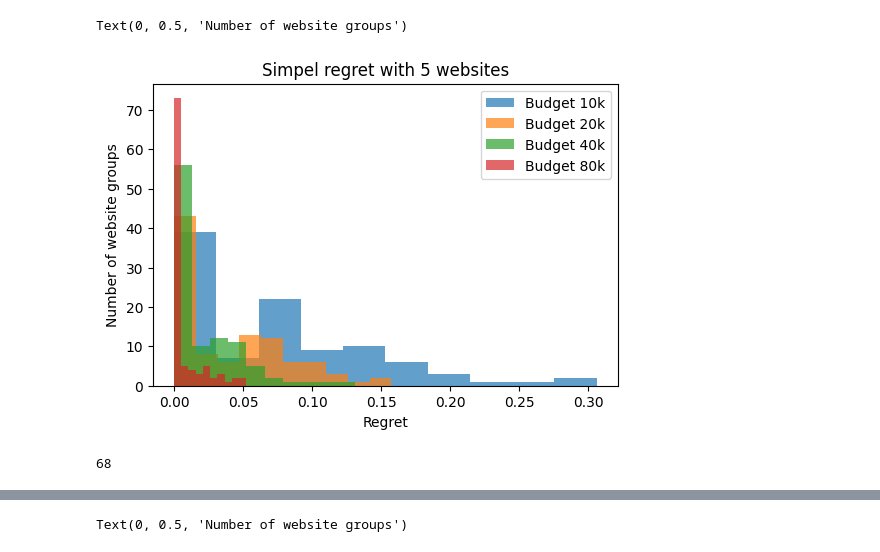
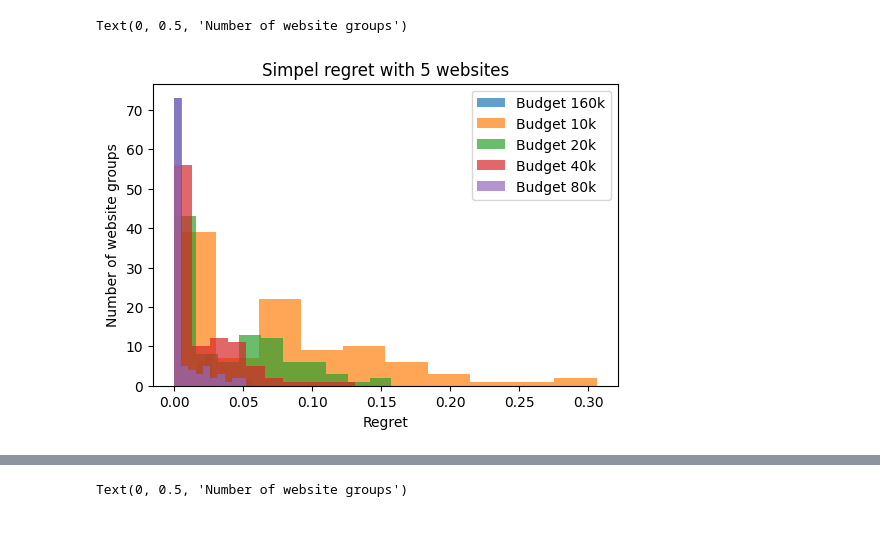
Before and after one commit to FlorisSchmidt/PBO, a Jupyter notebook: analysis.ipynb, the cells around one changed output, grey strips where cells are left out. Cells and saved outputs as stored; diff of their text form; code cells hidden in the pictures.

Commit message:
betere analysis

```diff
--- a/analysis.ipynb
+++ b/analysis.ipynb
@@ -59,10 +8,3 @@ for i in website_data_25:
-# %%
-remaining_sites = []
-data = []
-for idx, test in enumerate(range(100)):
-    website_data = list(data_gen.generate_data(20000,sites_dict[:5],0.01,0.1,0.1).values())
-    remaining_sites.append(algo.succesive_elimination(website_data,20000,0.95))
-    data.append(website_data)
 # %%
 def check_correct_return(all_sites):
     current_best_site = None
@@ -76,18 +18,14 @@ def calc_simpel_regret(best_sites,all_sites):
     for site in best_sites:
         totalregret+=(p_max - site.p)
     return totalregret
-# %%
-website_data = list(data_gen.generate_data(100000,sites_dict[:2],0.01,0.1,0.1).values())
 # %%
-def run_website_analysis(number_of_website, budget,website_data):
+def run_website_analysis(number_of_website, budget):
     remaining_sites = []
     data = []
     for idx in range(100):
-        for site in website_data:
-            site.reset()
+        website_data = list(data_gen.generate_data(budget,sites_dict[:number_of_website],0.01,0.1,0.1).values())
         remaining_sites.append(algo.succesive_elimination(website_data,budget,0.95))
         data.append(website_data)
-
 
     remaining_sites_length = []
     simpel_regret = []
@@ -156,3 +43,4 @@ simpel_regret_5_10000,simpel_regret_best_only_5_10000,remaining_sites_length_5_1
 simpel_regret_5_20000,simpel_regret_best_only_5_20000,remaining_sites_length_5_20000 = run_website_analysis(5,20000)
 simpel_regret_5_40000,simpel_regret_best_only_5_40000,remaining_sites_length_5_40000 = run_website_analysis(5,40000)
 simpel_regret_5_80000,simpel_regret_best_only_5_80000,remaining_sites_length_5_80000 = run_website_analysis(5,80000)
+simpel_regret_5_160000,simpel_regret_best_only_5_160000,remaining_sites_length_5_160000 = run_website_analysis(5,160000)
@@ -179,17 +47,15 @@ simpel_regret_best_only_5_80000
 # %%
 plt.figure(dpi=100)
+plt.hist(simpel_regret_5_160000,label = 'Budget 160k',alpha = 0.7)
 plt.hist(simpel_regret_5_10000,label = 'Budget 10k',alpha = 0.7)
 plt.hist(simpel_regret_5_20000,label = 'Budget 20k',alpha = 0.7)
 plt.hist(simpel_regret_5_40000,label = 'Budget 40k',alpha = 0.7)
 plt.hist(simpel_regret_5_80000,label = 'Budget 80k',alpha = 0.7)
+
 plt.legend()
 plt.title('Simpel regret with 5 websites')
 plt.xlabel('Regret')
 plt.ylabel('Number of website groups')
 # %% [output]
 Text(0, 0.5, 'Number of website groups')
-[figure, old version]
+[figure, new version]
-# %%
-simpel_regret_5_80000.count(0)
-# %% [output]
-68
```
Also changed, not shown: parts of 20 cells of this notebook.
